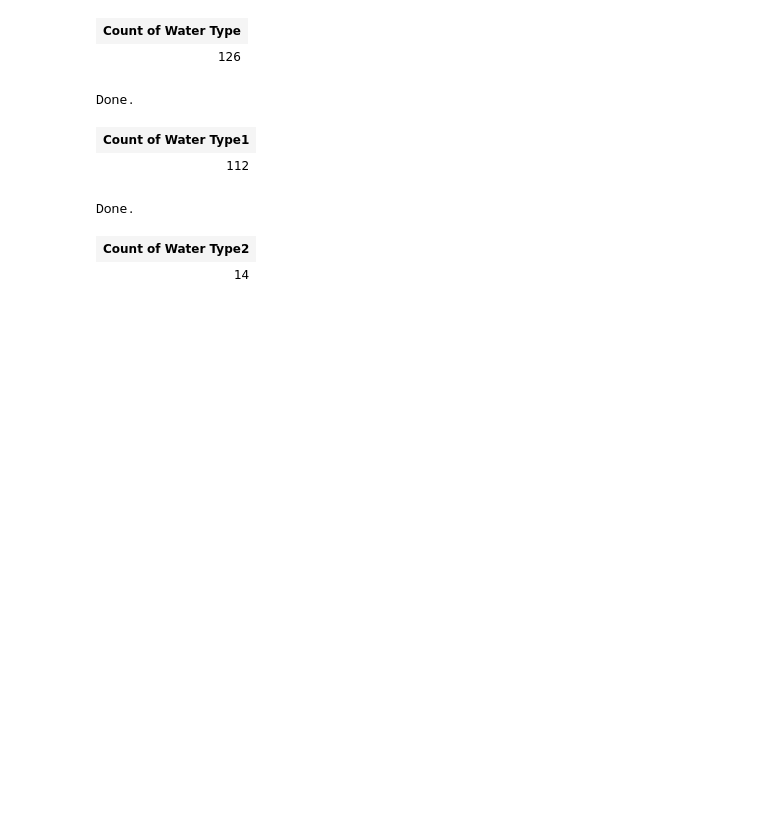
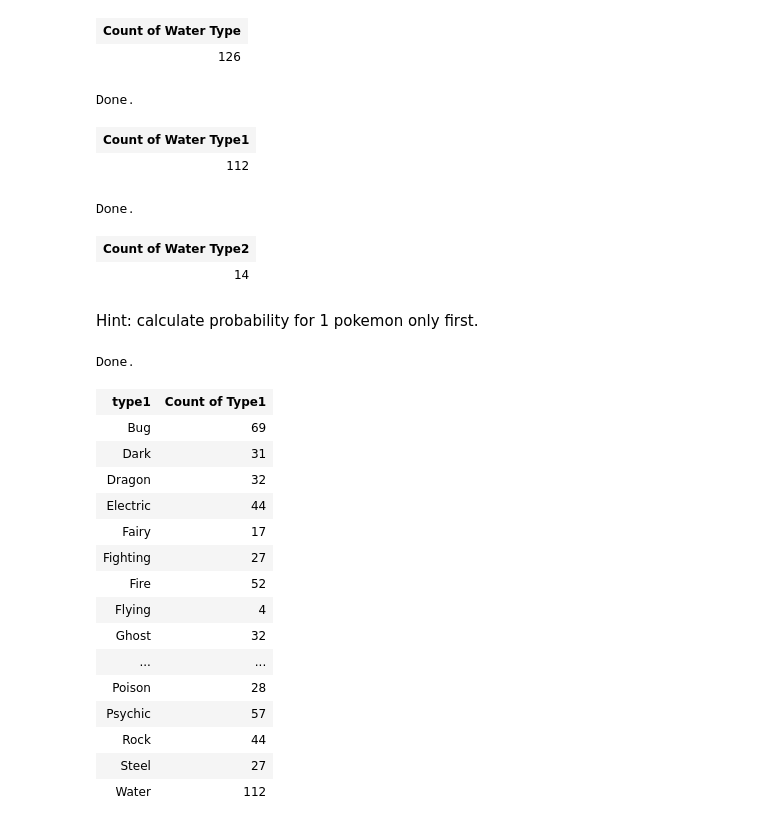
Before and after one commit to carlespoles/DSCI6002-student, a Jupyter notebook: week3/3-1_Review/DSCI6002-Midterm-Part1-CarlesPolesMielgo.ipynb, the cells around one changed output. Drawn from its saved outputs; the diff is of its cells as text; code cells hidden in the pictures; blank space fills up the shorter version.

```diff
--- a/week3/3-1_Review/DSCI6002-Midterm-Part1-CarlesPolesMielgo.ipynb
+++ b/week3/3-1_Review/DSCI6002-Midterm-Part1-CarlesPolesMielgo.ipynb
@@ -402,3 +402,28 @@ WHERE type2 = 'Water'
 Done.
 | Count of Water Type2 |
 | 14 |
+# %% [markdown]
+Hint: calculate probability for 1 pokemon only first.
+# %%
+%%sql
+SELECT type1, COUNT(*) AS "Count of Type1"
+FROM pokemon
+GROUP BY type1
+# %% [output]
+Done.
+| type1 | Count of Type1 |
+| Bug | 69 |
+| Dark | 31 |
+| Dragon | 32 |
+| Electric | 44 |
+| Fairy | 17 |
+| Fighting | 27 |
+| Fire | 52 |
+| Flying | 4 |
+| Ghost | 32 |
+| ... | ... |
+| Poison | 28 |
+| Psychic | 57 |
+| Rock | 44 |
+| Steel | 27 |
+| Water | 112 |
```
Also changed, not shown: parts of 2 cells of this notebook.
